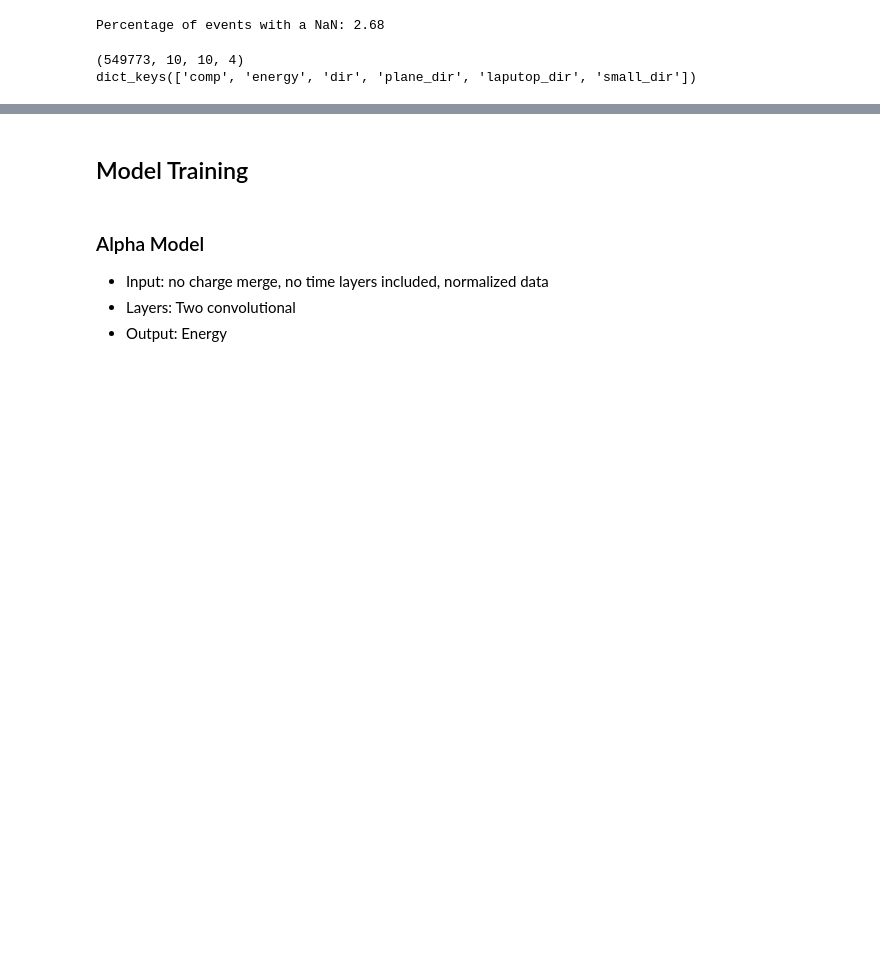
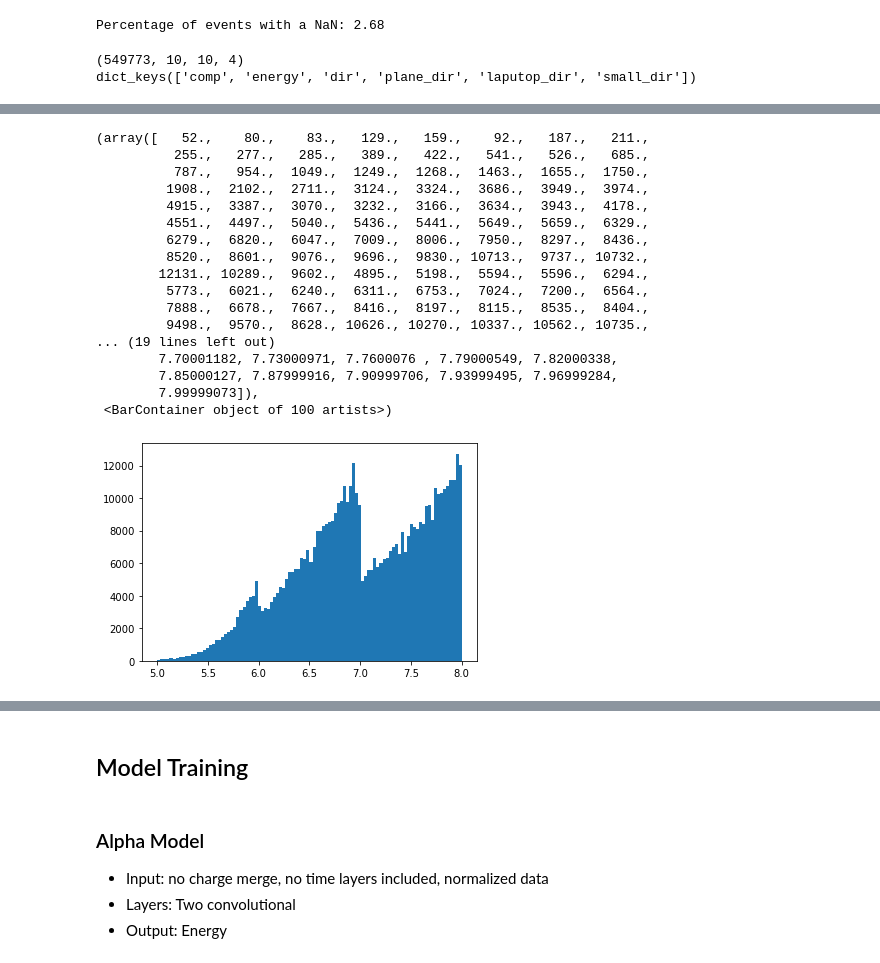
Before and after one commit to fmcnallyi3/icetop-cnn, a Jupyter notebook: simple_reco.ipynb, the cells around one changed output, grey strips where cells are left out. Cells and saved outputs as stored; diff of their text form; code cells hidden in the pictures; blank space fills up the shorter version.

```diff
--- a/simple_reco.ipynb
+++ b/simple_reco.ipynb
@@ -39,0 +99,21 @@ dict_keys(['comp', 'energy', 'dir', 'plane_dir', 'laputop_dir', 'small_dir'])
+# %%
+plt.hist(energy,bins=100)
+# %% [output]
+(array([   52.,    80.,    83.,   129.,   159.,    92.,   187.,   211.,
+          255.,   277.,   285.,   389.,   422.,   541.,   526.,   685.,
+          787.,   954.,  1049.,  1249.,  1268.,  1463.,  1655.,  1750.,
+         1908.,  2102.,  2711.,  3124.,  3324.,  3686.,  3949.,  3974.,
+         4915.,  3387.,  3070.,  3232.,  3166.,  3634.,  3943.,  4178.,
+         4551.,  4497.,  5040.,  5436.,  5441.,  5649.,  5659.,  6329.,
+         6279.,  6820.,  6047.,  7009.,  8006.,  7950.,  8297.,  8436.,
+         8520.,  8601.,  9076.,  9696.,  9830., 10713.,  9737., 10732.,
+        12131., 10289.,  9602.,  4895.,  5198.,  5594.,  5596.,  6294.,
+         5773.,  6021.,  6240.,  6311.,  6753.,  7024.,  7200.,  6564.,
+         7888.,  6678.,  7667.,  8416.,  8197.,  8115.,  8535.,  8404.,
+         9498.,  9570.,  8628., 10626., 10270., 10337., 10562., 10735.,
+... (19 lines left out)
+        7.70001182, 7.73000971, 7.7600076 , 7.79000549, 7.82000338,
+        7.85000127, 7.87999916, 7.90999706, 7.93999495, 7.96999284,
+        7.99999073]),
+ <BarContainer object of 100 artists>)
+[figure, added]
```
Also changed, not shown: parts of 6 cells of this notebook.
